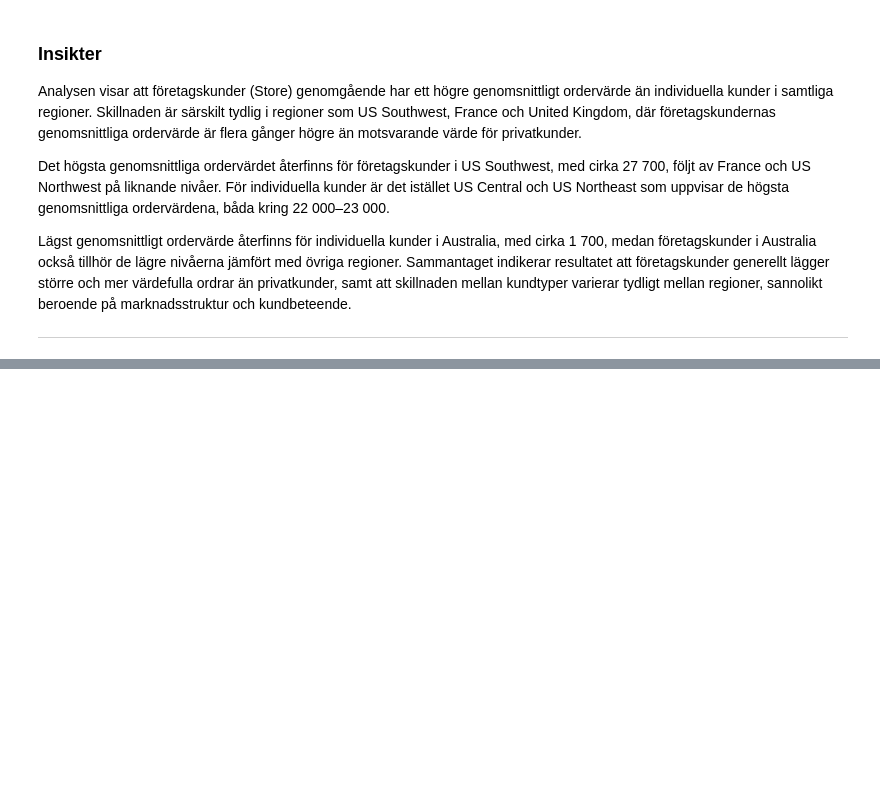
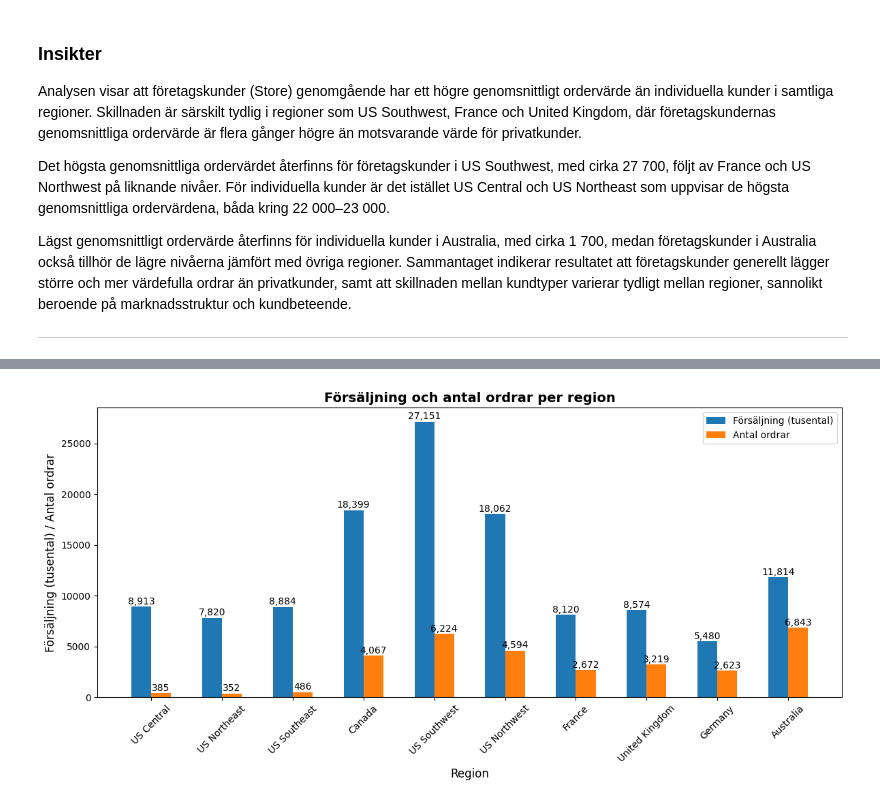
Before and after one commit to MalinMo/AdventureWorks-analysis, a Jupyter notebook: notebooks/adventureworks.ipynb, the cells around one changed output, grey strips where cells are left out. Saved outputs shown, nothing was run; the diff lists cells and outputs as text; code cells hidden in the pictures; blank space fills up the shorter version.

```diff
--- a/notebooks/adventureworks.ipynb
+++ b/notebooks/adventureworks.ipynb
@@ -590,0 +609,64 @@ ________________________________________________________________________________
+# %%
+query_visVG1 = """
+SELECT
+    CASE
+        WHEN st.CountryRegionCode = 'US'
+            THEN CONCAT('US ',st.Name)
+        ELSE st.Name
+    END AS Region,
+    SUM(soh.TotalDue) AS TotalSales,
+    COUNT(DISTINCT soh.SalesOrderID) AS NumberOfOrders,
+    SUM(soh.TotalDue) / NULLIF(COUNT(DISTINCT soh.SalesOrderID), 0) AS AvgTotalOrderValue
+FROM Sales.SalesTerritory AS st
+LEFT JOIN Sales.SalesOrderHeader AS soh
+    ON st.TerritoryID = soh.TerritoryID
+GROUP BY
+    CASE
+        WHEN st.CountryRegionCode = 'US'
+            THEN CONCAT('US ',st.Name)
+        ELSE st.Name
+    END
+ORDER BY AvgTotalOrderValue DESC;
+"""
+
+df_visVG1 = query_df(query_visVG1)
+
+x = np.arange(len(df_visVG1))
+width = 0.28
+
+fig, ax = plt.subplots(figsize=(12, 6))
+
+bars_sales = ax.bar(x - width/2, df_visVG1["TotalSales"] / 1_000, width, label="Försäljning (tusental)")
+bars_orders = ax.bar(x + width/2, df_visVG1["NumberOfOrders"], width, label="Antal ordrar")
+
+for bar in bars_sales:
+    height = bar.get_height()
+    ax.text(
+        bar.get_x() + bar.get_width()/2,
+        height + 500,
+        f"{height:,.0f}",
+        va="center",
+        ha="center"
+    )
+
+for bar in bars_orders:
+    height = bar.get_height()
+    ax.text(
+        bar.get_x() + bar.get_width()/2,
+        height + 500,
+        f"{height:,.0f}",
+        va="center",
+        ha="center"
+    )
+
+ax.set_title("Försäljning och antal ordrar per region", fontsize=14, fontweight="bold")
+ax.set_xlabel("Region", fontsize=12)
+ax.set_ylabel("Försäljning (tusental) / Antal ordrar", fontsize=12)
+ax.set_xticks(x)
+ax.set_xticklabels(df_visVG1["Region"], rotation=45)
+
+ax.legend()
+plt.tight_layout()
+plt.show()
+# %% [output]
+[figure, added]
```
Also changed, not shown: parts of 10 cells of this notebook, 1 other file.
